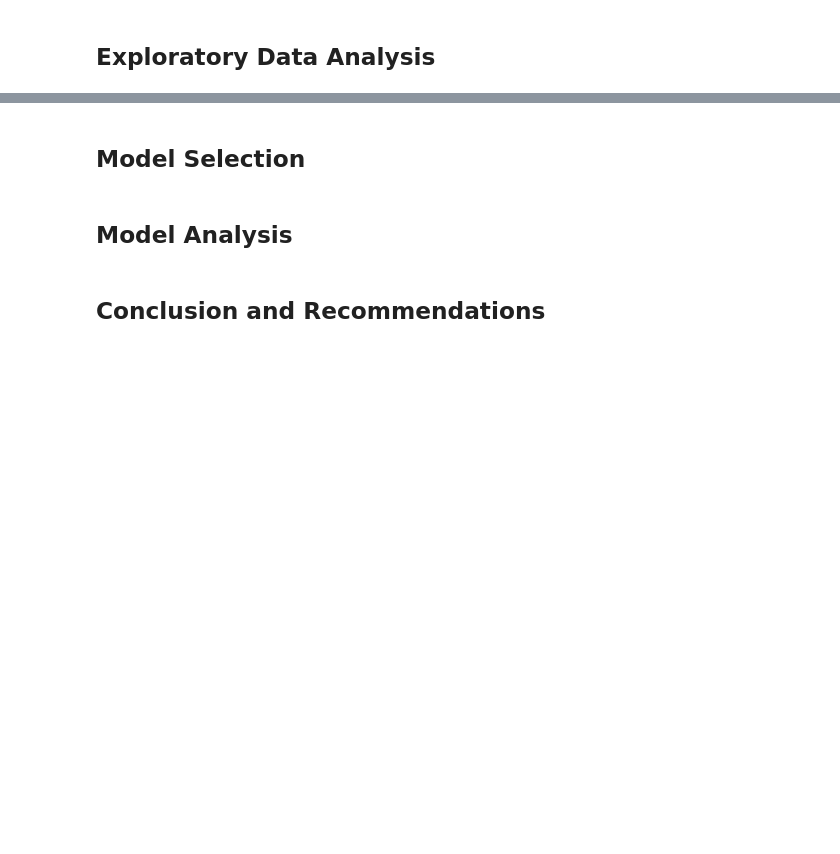
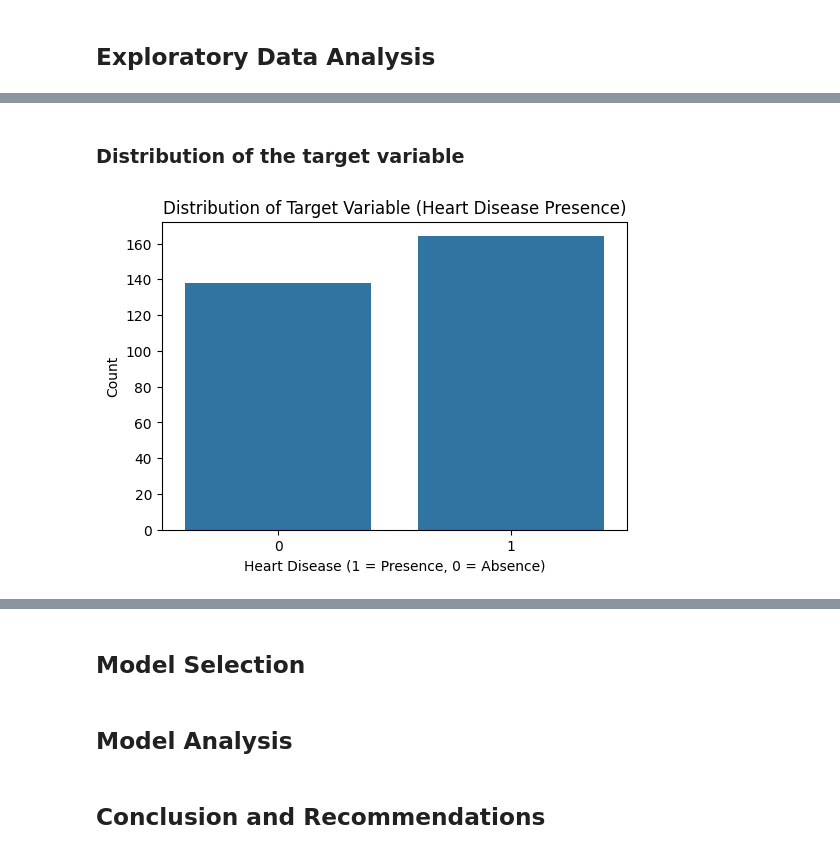
Before and after one commit to johnak/heart_disease_prediction, a Jupyter notebook: FinalProject_Group3.ipynb, the cells around one changed output, grey strips where cells are left out. Drawn from its saved outputs; the diff is of its cells as text; code cells hidden in the pictures; blank space fills up the shorter version.

```diff
--- a/FinalProject_Group3.ipynb
+++ b/FinalProject_Group3.ipynb
@@ -81,0 +99,12 @@ df_heart.describe()
+# %% [markdown]
+### Distribution of the target variable
+# %%
+# Distribution of the target variable
+plt.figure(figsize=(6, 4))
+sns.countplot(x='target', data=df_heart)
+plt.title('Distribution of Target Variable (Heart Disease Presence)')
+plt.xlabel('Heart Disease (1 = Presence, 0 = Absence)')
+plt.ylabel('Count')
+plt.show()
+# %% [output]
+[figure, added]
```
Also changed, not shown: parts of 9 cells of this notebook.
